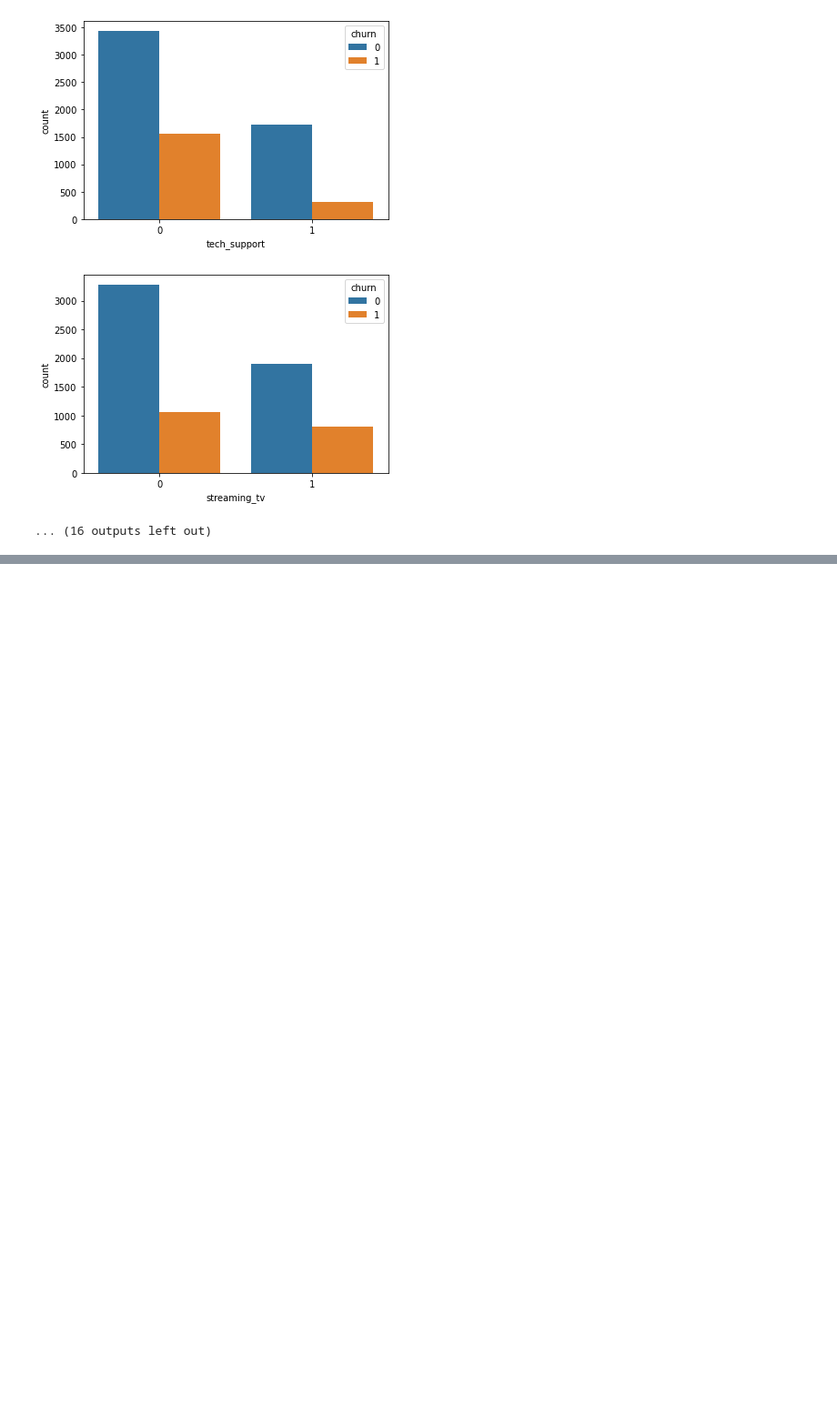
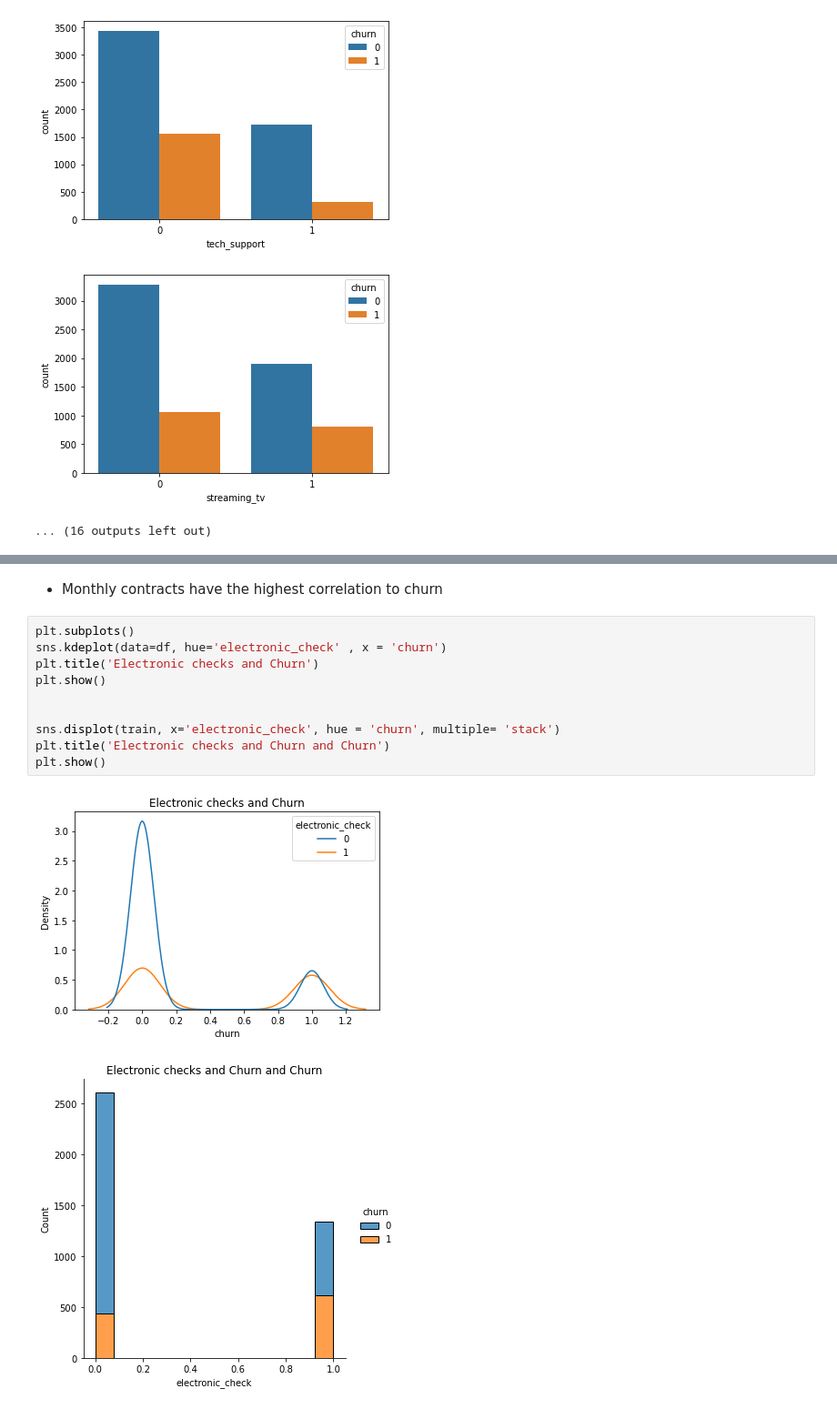
Before and after one commit to chriseverts/Telco_Classification_Project, a Jupyter notebook: Telco Exploration.ipynb, the cells around one changed output, grey strips where cells are left out. Shown: that part at 91% size. Cells and saved outputs as stored; diff of their text form; blank space fills up the shorter version.

```diff
--- a/Telco Exploration.ipynb
+++ b/Telco Exploration.ipynb
@@ -109,0 +198,15 @@ Name: churn, dtype: int64
+# %% [markdown]
+- Monthly contracts have the highest correlation to churn
+# %%
+plt.subplots()
+sns.kdeplot(data=df, hue='electronic_check' , x = 'churn')
+plt.title('Electronic checks and Churn')
+plt.show()
+
+
+sns.displot(train, x='electronic_check', hue = 'churn', multiple= 'stack')
+plt.title('Electronic checks and Churn and Churn')
+plt.show()
+# %% [output]
+[figure, added]
+[figure, added]
```
Also changed, not shown: parts of 31 cells of this notebook, 3 other files.
